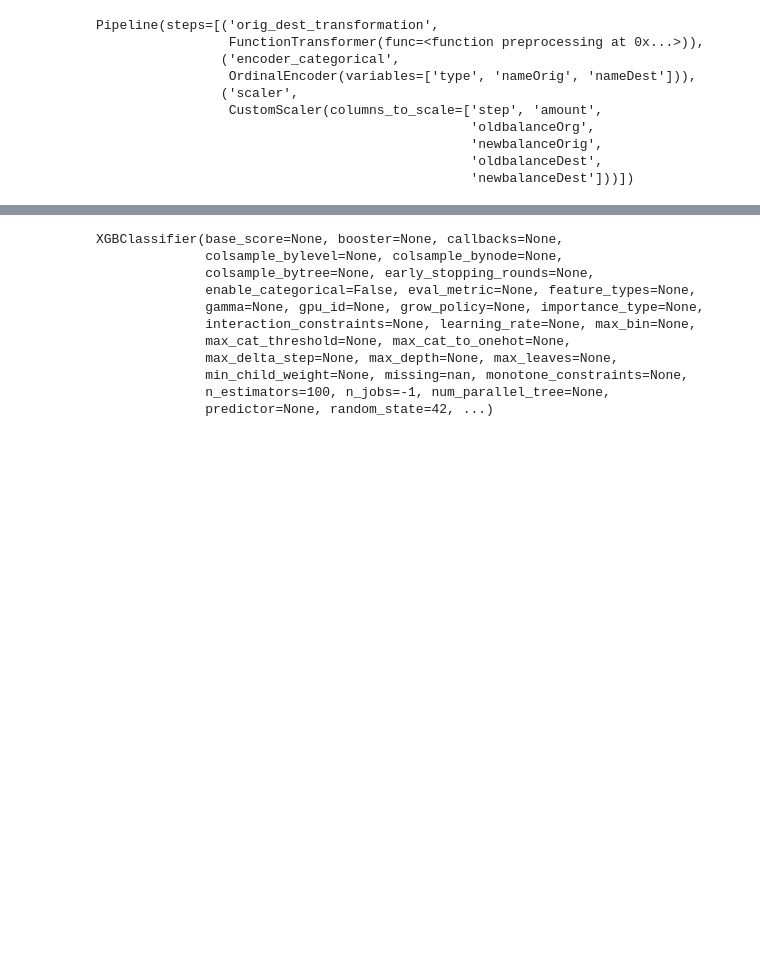
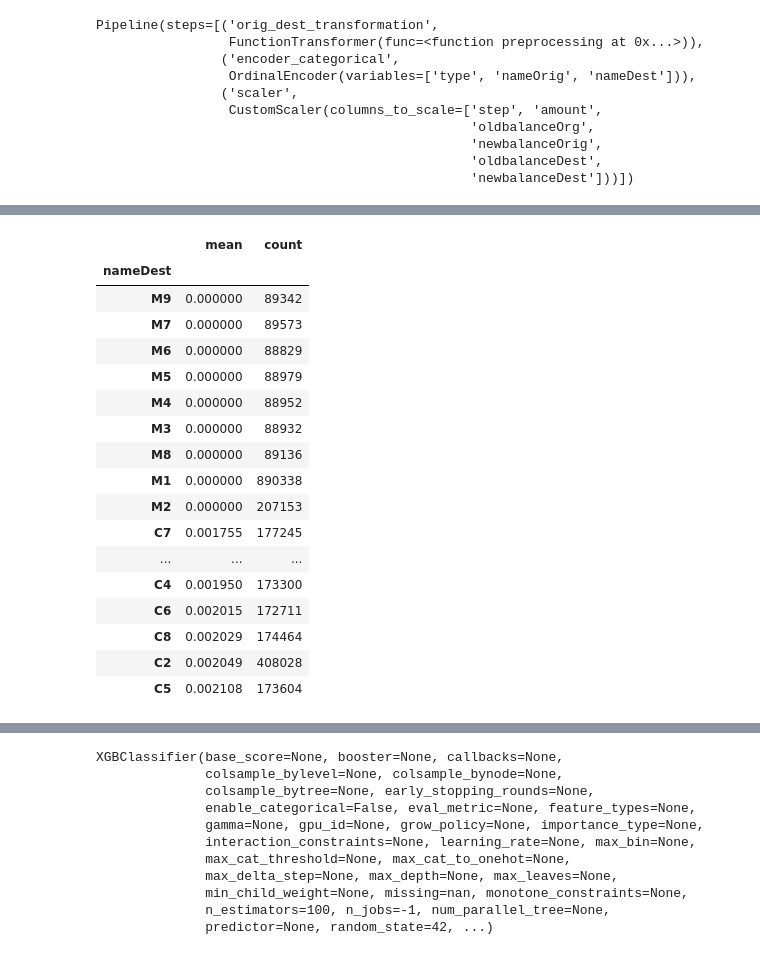
Before and after one commit to omdgit/machine-learning-imbalanced-data, a Jupyter notebook: omd/kaggle_fraud.ipynb, the cells around one changed output, grey strips where cells are left out. Cells and saved outputs as stored; diff of their text form; code cells hidden in the pictures; blank space fills up the shorter version.

```diff
--- a/omd/kaggle_fraud.ipynb
+++ b/omd/kaggle_fraud.ipynb
@@ -662,3 +687,24 @@ Pipeline(steps=[('orig_dest_transformation',
+# %%
+y_train.groupby(X_train['nameDest']).agg(['mean', 'count']).sort_values(by='mean', ascending=True)
+# %% [output]
+|  | mean | count |
+| nameDest |  |  |
+| M9 | 0.000000 | 89342 |
+| M7 | 0.000000 | 89573 |
+| M6 | 0.000000 | 88829 |
+| M5 | 0.000000 | 88979 |
+| M4 | 0.000000 | 88952 |
+| M3 | 0.000000 | 88932 |
+| M8 | 0.000000 | 89136 |
+| M1 | 0.000000 | 890338 |
+| M2 | 0.000000 | 207153 |
+| C7 | 0.001755 | 177245 |
+| ... | ... | ... |
+| C4 | 0.001950 | 173300 |
+| C6 | 0.002015 | 172711 |
+| C8 | 0.002029 | 174464 |
+| C2 | 0.002049 | 408028 |
+| C5 | 0.002108 | 173604 |
 # %%
 X_train = pipe.transform(X_train)
 X_test = pipe.transform(X_test)
```
Also changed, not shown: parts of 2 cells of this notebook.
